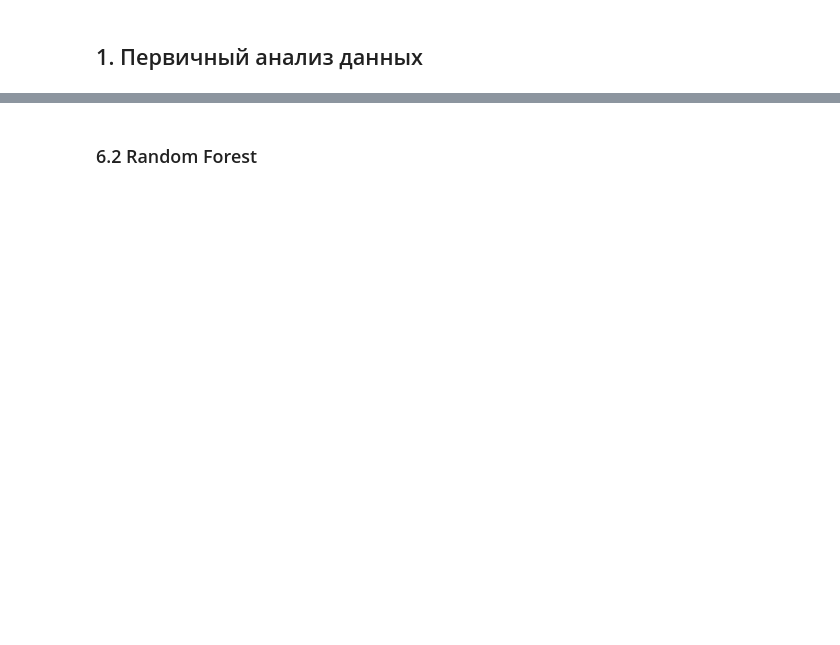
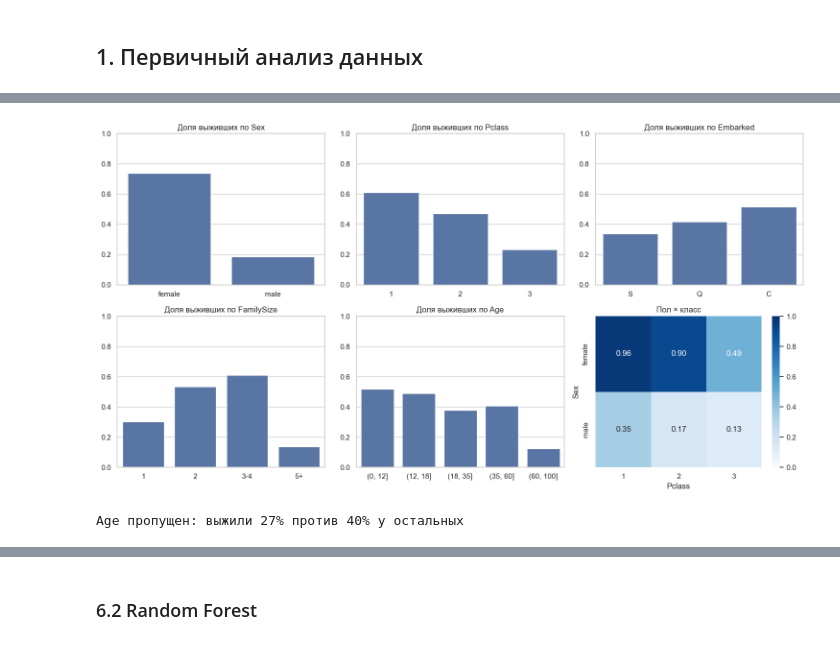
Before and after one commit to batsuperflash/ml_course_mai, a Jupyter notebook: classification/lab02_titanic.ipynb, the cells around one changed output, grey strips where cells are left out. Drawn from its saved outputs; the diff is of its cells as text; code cells hidden in the pictures; blank space fills up the shorter version.

```diff
--- a/classification/lab02_titanic.ipynb
+++ b/classification/lab02_titanic.ipynb
@@ -465,0 +115,15 @@ display(importance_table("Decision Tree").head(8).round(3).to_frame("importance"
+# %%
+X = full.drop(columns="Survived")
+y = full["Survived"]
+groups_all = pd.factorize(full[FEATS_RAW].astype(str).agg("|".join, axis=1))[0]
+
+sgkf = StratifiedGroupKFold(n_splits=5, shuffle=True, random_state=RANDOM_STATE)
+tr_idx, ho_idx = next(sgkf.split(X, y, groups_all))
+X_train, X_test = X.iloc[tr_idx], X.iloc[ho_idx]
+y_train, y_test = y.iloc[tr_idx], y.iloc[ho_idx]
+g_train = groups_all[tr_idx]
+
+print("train:", X_train.shape, "| test:", X_test.shape)
+print("Доля выживших: train = %.3f, test = %.3f" % (y_train.mean(), y_test.mean()))
+
+cv = StratifiedGroupKFold(n_splits=5, shuffle=True, random_state=RANDOM_STATE)  # одни фолды для всех моделей
@@ -465,0 +137,27 @@ display(importance_table("Decision Tree").head(8).round(3).to_frame("importance"
+# %%
+def add_features(d):
+    d = d.copy()
+    d["FamilySize"] = d["SibSp"] + d["Parch"] + 1
+    d["Fare_log"] = np.log1p(d["Fare"])
+    return d
+
+
+X_train, X_test = add_features(X_train), add_features(X_test)
+tr = X_train.assign(Survived=y_train)
+fam = pd.cut(tr.FamilySize, [0, 1, 2, 4, 20], labels=["1", "2", "3-4", "5+"])
+agegrp = pd.cut(tr.Age, [0, 12, 18, 35, 60, 100]).astype(str)
+
+fig, axes = plt.subplots(2, 3, figsize=(15, 8))
+for ax, (col, data) in zip(axes.flat, [("Sex", tr.Sex), ("Pclass", tr.Pclass), ("Embarked", tr.Embarked),
+                                      ("FamilySize", fam), ("Age", agegrp)]):
+    sns.barplot(x=data, y=tr.Survived, errorbar=None, ax=ax, color="#4c72b0",
+                order=[str(c) for c in agegrp.sort_values().unique() if c != "nan"] if col == "Age" else None)
+    ax.set_title(f"Доля выживших по {col}"); ax.set_ylim(0, 1); ax.set_ylabel(""); ax.set_xlabel("")
+sns.heatmap(tr.pivot_table(index="Sex", columns="Pclass", values="Survived", aggfunc="mean"),
+            annot=True, fmt=".2f", cmap="Blues", vmin=0, vmax=1, ax=axes[1, 2]); axes[1, 2].set_title("Пол × класс")
+plt.tight_layout(); plt.show()
+
+print("Age пропущен: выжили %.0f%% против %.0f%% у остальных" % (100 * tr[tr.Age.isna()].Survived.mean(), 100 * tr[tr.Age.notna()].Survived.mean()))
+# %% [output]
+[figure, added]
+Age пропущен: выжили 27% против 40% у остальных
```
Also changed, not shown: parts of 90 cells of this notebook, 1 other file.
